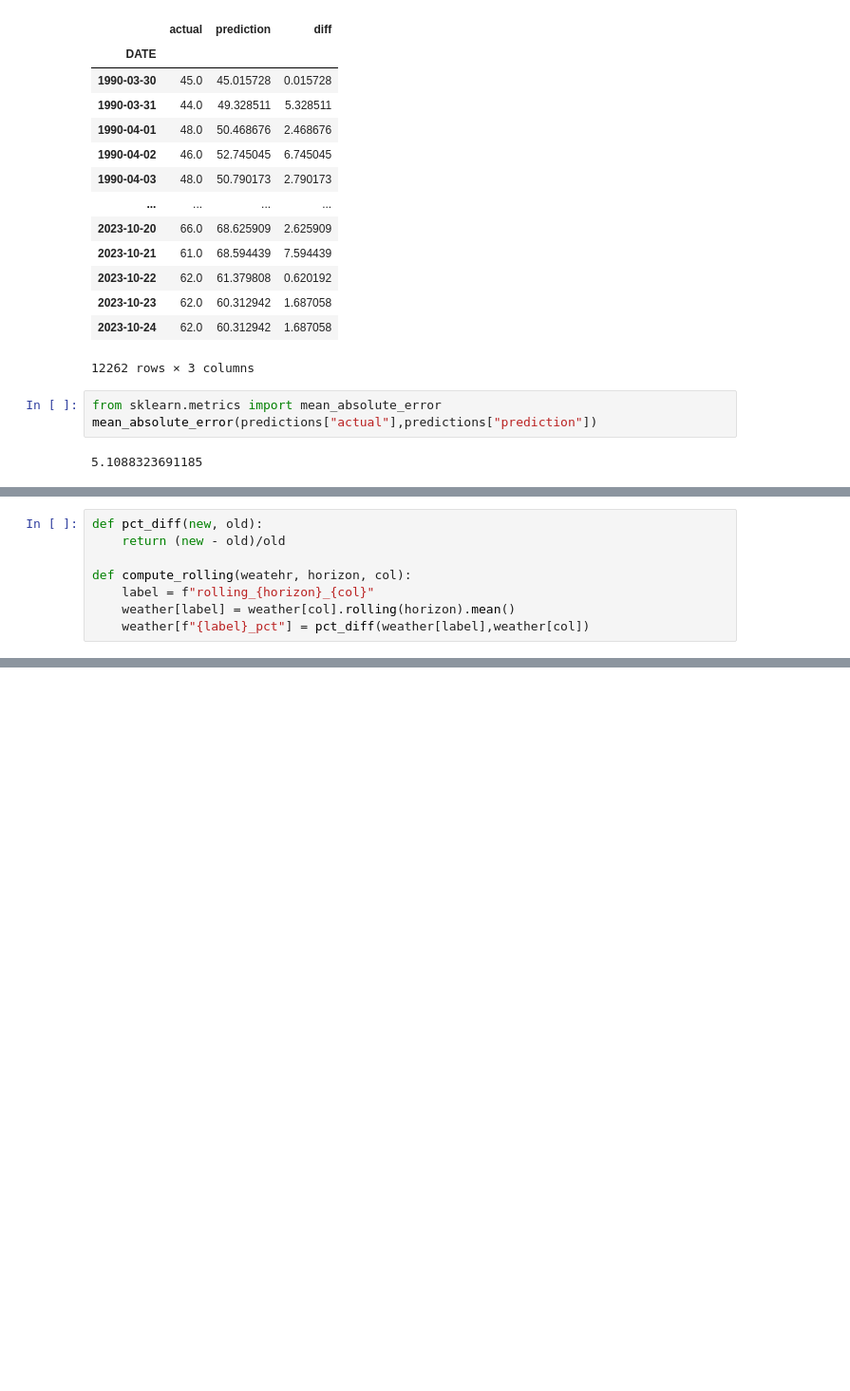
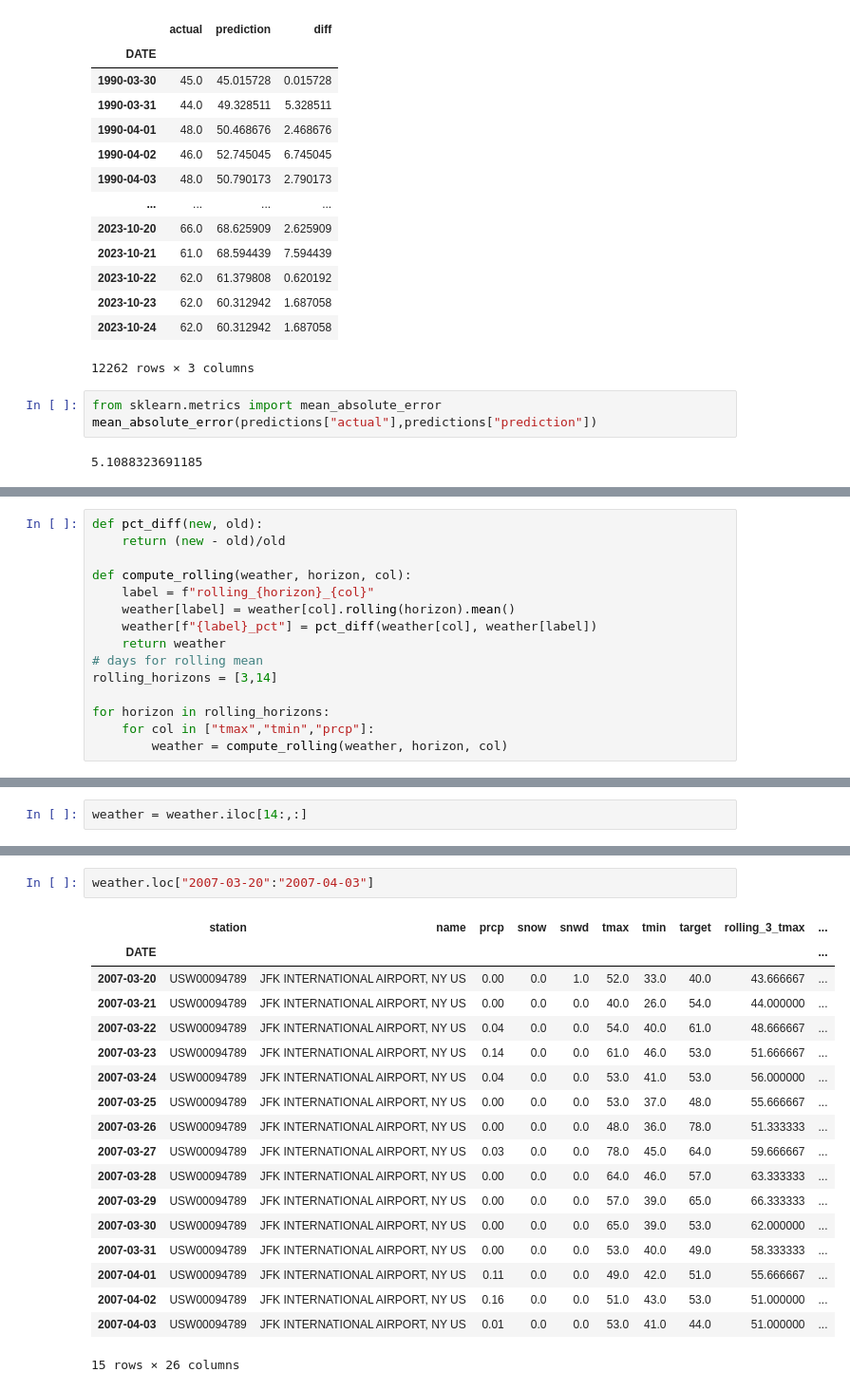
Before and after one commit to natharyan/Temperature-Forecast, a Jupyter notebook: main.ipynb, the cells around one changed output, grey strips where cells are left out. Shown at 95% size. Saved outputs shown, nothing was run; the diff lists cells and outputs as text; blank space fills up the shorter version.

```diff
--- a/main.ipynb
+++ b/main.ipynb
@@ -207,7 +227,14 @@ mean_absolute_error(predictions["actual"],predictions["prediction"])
 def pct_diff(new, old):
     return (new - old)/old
 
-def compute_rolling(weatehr, horizon, col):
+def compute_rolling(weather, horizon, col):
     label = f"rolling_{horizon}_{col}"
     weather[label] = weather[col].rolling(horizon).mean()
-    weather[f"{label}_pct"] = pct_diff(weather[label],weather[col])
+    weather[f"{label}_pct"] = pct_diff(weather[col], weather[label])
+    return weather
+# days for rolling mean
+rolling_horizons = [3,14]
+
+for horizon in rolling_horizons:
+    for col in ["tmax","tmin","prcp"]:
+        weather = compute_rolling(weather, horizon, col)
@@ -213,0 +258,2 @@ def compute_rolling(weatehr, horizon, col):
+# %%
+weather = weather.iloc[14:,:]
@@ -213,0 +337,21 @@ def compute_rolling(weatehr, horizon, col):
+# %%
+weather.loc["2007-03-20":"2007-04-03"]
+# %% [output]
+|  | station | name | prcp | snow | snwd | tmax | tmin | target | rolling_3_tmax | ... |
+| DATE |  |  |  |  |  |  |  |  |  | ... |
+| 2007-03-20 | USW00094789 | JFK INTERNATIONAL AIRPORT, NY US | 0.00 | 0.0 | 1.0 | 52.0 | 33.0 | 40.0 | 43.666667 | ... |
+| 2007-03-21 | USW00094789 | JFK INTERNATIONAL AIRPORT, NY US | 0.00 | 0.0 | 0.0 | 40.0 | 26.0 | 54.0 | 44.000000 | ... |
+| 2007-03-22 | USW00094789 | JFK INTERNATIONAL AIRPORT, NY US | 0.04 | 0.0 | 0.0 | 54.0 | 40.0 | 61.0 | 48.666667 | ... |
+| 2007-03-23 | USW00094789 | JFK INTERNATIONAL AIRPORT, NY US | 0.14 | 0.0 | 0.0 | 61.0 | 46.0 | 53.0 | 51.666667 | ... |
+| 2007-03-24 | USW00094789 | JFK INTERNATIONAL AIRPORT, NY US | 0.04 | 0.0 | 0.0 | 53.0 | 41.0 | 53.0 | 56.000000 | ... |
+| 2007-03-25 | USW00094789 | JFK INTERNATIONAL AIRPORT, NY US | 0.00 | 0.0 | 0.0 | 53.0 | 37.0 | 48.0 | 55.666667 | ... |
+| 2007-03-26 | USW00094789 | JFK INTERNATIONAL AIRPORT, NY US | 0.00 | 0.0 | 0.0 | 48.0 | 36.0 | 78.0 | 51.333333 | ... |
+| 2007-03-27 | USW00094789 | JFK INTERNATIONAL AIRPORT, NY US | 0.03 | 0.0 | 0.0 | 78.0 | 45.0 | 64.0 | 59.666667 | ... |
+| 2007-03-28 | USW00094789 | JFK INTERNATIONAL AIRPORT, NY US | 0.00 | 0.0 | 0.0 | 64.0 | 46.0 | 57.0 | 63.333333 | ... |
+| 2007-03-29 | USW00094789 | JFK INTERNATIONAL AIRPORT, NY US | 0.00 | 0.0 | 0.0 | 57.0 | 39.0 | 65.0 | 66.333333 | ... |
+| 2007-03-30 | USW00094789 | JFK INTERNATIONAL AIRPORT, NY US | 0.00 | 0.0 | 0.0 | 65.0 | 39.0 | 53.0 | 62.000000 | ... |
+| 2007-03-31 | USW00094789 | JFK INTERNATIONAL AIRPORT, NY US | 0.00 | 0.0 | 0.0 | 53.0 | 40.0 | 49.0 | 58.333333 | ... |
+| 2007-04-01 | USW00094789 | JFK INTERNATIONAL AIRPORT, NY US | 0.11 | 0.0 | 0.0 | 49.0 | 42.0 | 51.0 | 55.666667 | ... |
+| 2007-04-02 | USW00094789 | JFK INTERNATIONAL AIRPORT, NY US | 0.16 | 0.0 | 0.0 | 51.0 | 43.0 | 53.0 | 51.000000 | ... |
+| 2007-04-03 | USW00094789 | JFK INTERNATIONAL AIRPORT, NY US | 0.01 | 0.0 | 0.0 | 53.0 | 41.0 | 44.0 | 51.000000 | ... |
+15 rows × 26 columns
```
Also changed, not shown: parts of 13 cells of this notebook.
